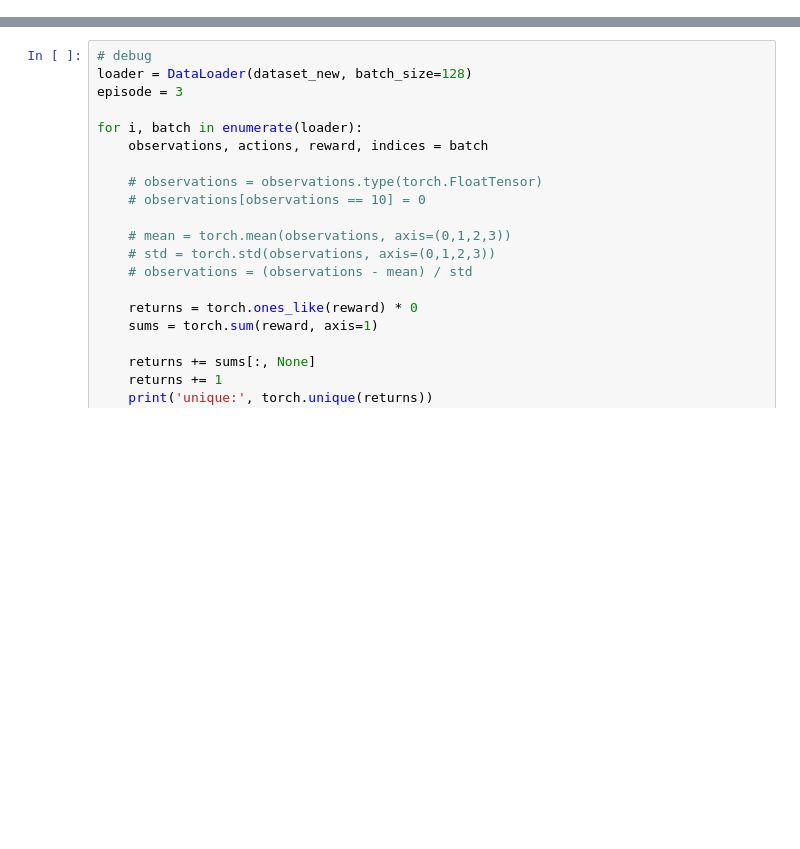
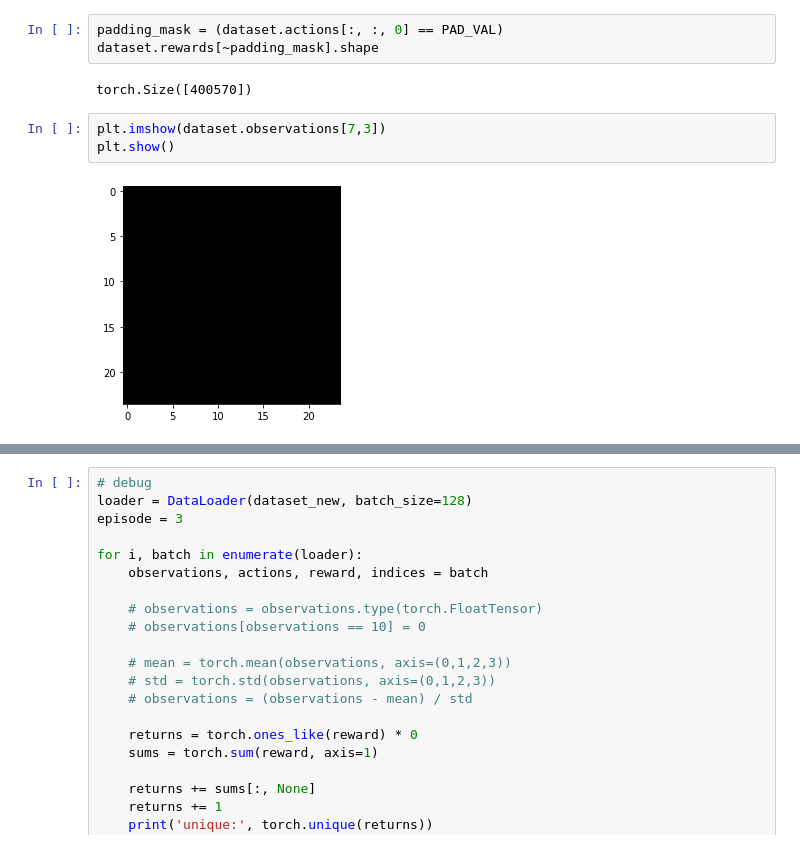
Before and after one commit to mbalesni/rl-secret, a Jupyter notebook: scratchpad.ipynb, the cells around one changed output, grey strips where cells are left out. Saved outputs shown, nothing was run; the diff lists cells and outputs as text; blank space fills up the shorter version.

```diff
--- a/scratchpad.ipynb
+++ b/scratchpad.ipynb
@@ -23,0 +323,10 @@ train_loader, valid_loader, obs_mean, obs_std = preprocess_dataset(dataset, data
+# %%
+padding_mask = (dataset.actions[:, :, 0] == PAD_VAL)
+dataset.rewards[~padding_mask].shape
+# %% [output]
+torch.Size([400570])
+# %%
+plt.imshow(dataset.observations[7,3])
+plt.show()
+# %% [output]
+[figure, added]
```
Also changed, not shown: parts of 23 cells of this notebook, 6 other files.
